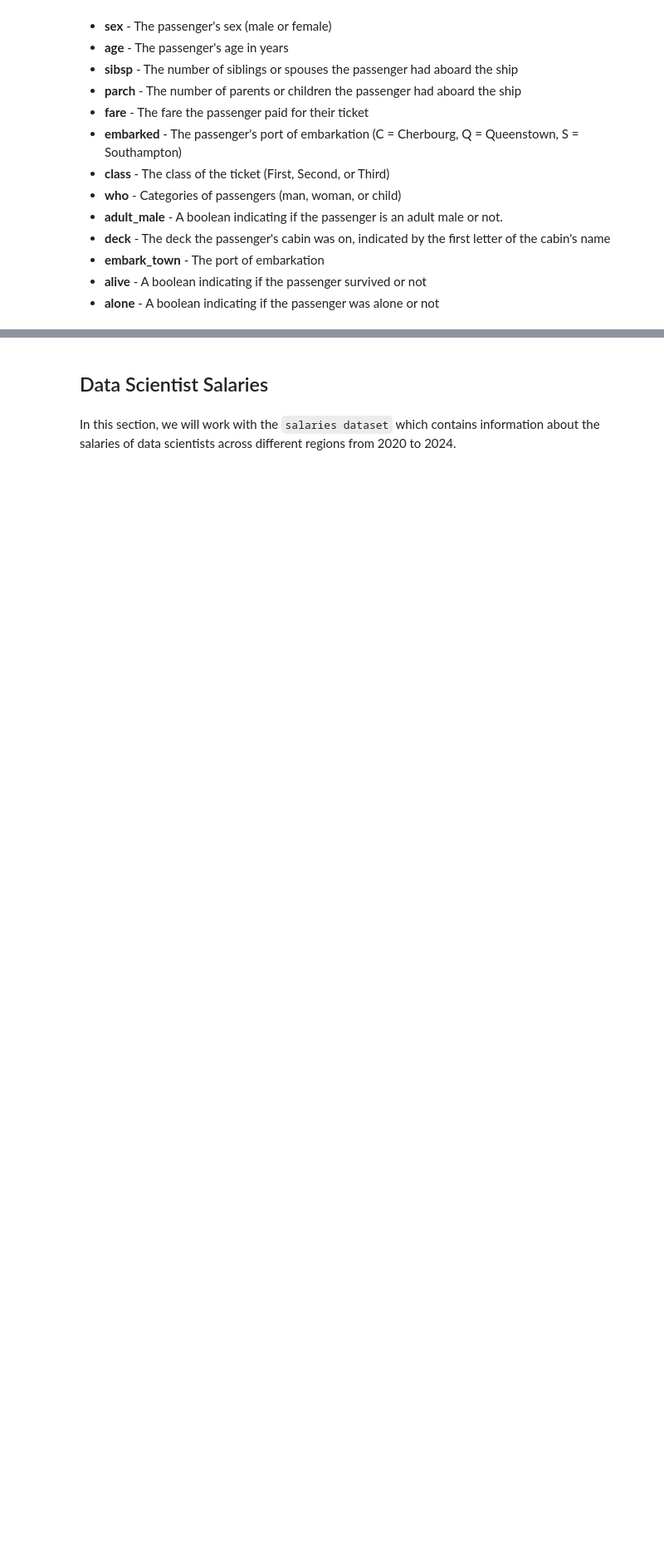
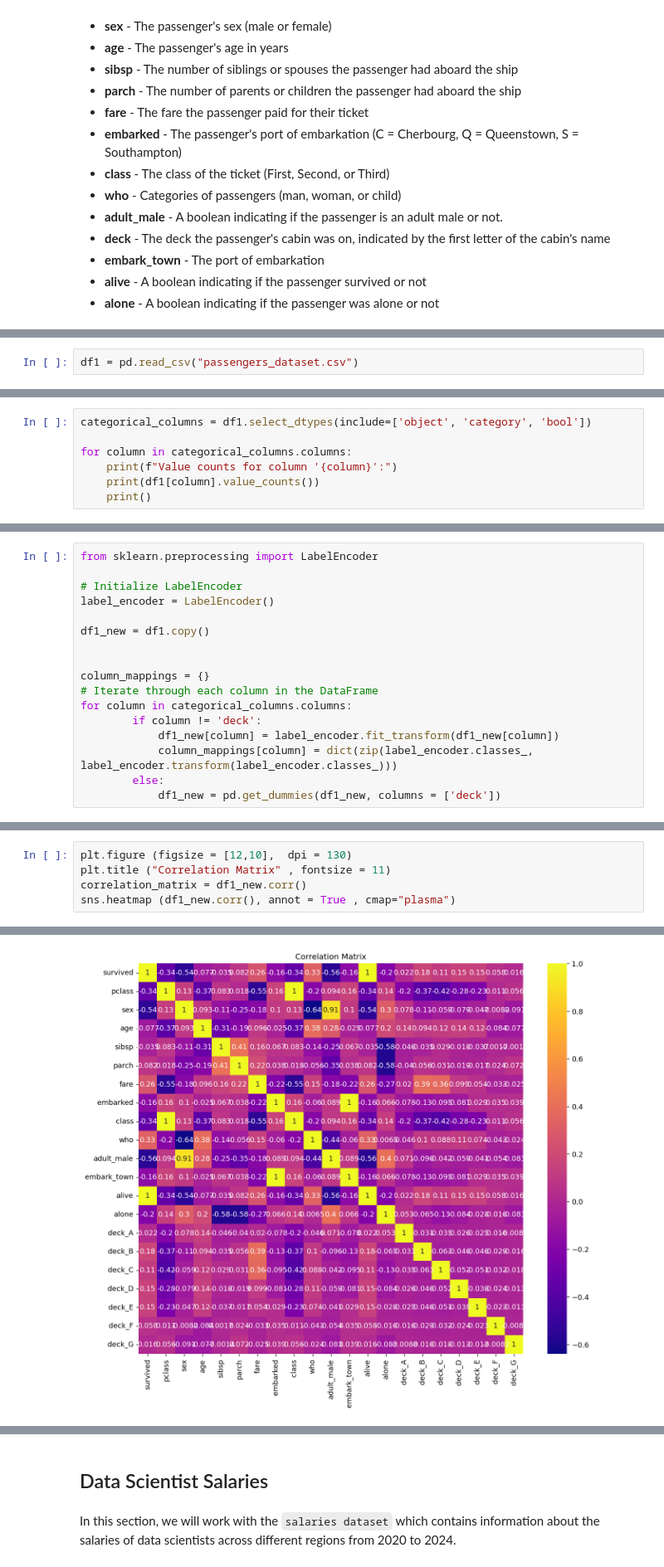
Before and after one commit to Hadi-loo/Introduction-to-Data-Science-Course, a Jupyter notebook: CA2. Investigating Data/investigating data.ipynb, the cells around one changed output, grey strips where cells are left out. Shown at 83% size. Saved outputs shown, nothing was run; the diff lists cells and outputs as text; blank space fills up the shorter version.

```diff
--- a/CA2. Investigating Data/investigating data.ipynb
+++ b/CA2. Investigating Data/investigating data.ipynb
@@ -52,0 +59,2 @@ This is a brief explanation of the columns in the given dataset:
+# %%
+df1 = pd.read_csv("passengers_dataset.csv")
@@ -52,0 +140,7 @@ This is a brief explanation of the columns in the given dataset:
+# %%
+categorical_columns = df1.select_dtypes(include=['object', 'category', 'bool'])
+
+for column in categorical_columns.columns:
+    print(f"Value counts for column '{column}':")
+    print(df1[column].value_counts())
+    print()
@@ -52,0 +177,17 @@ This is a brief explanation of the columns in the given dataset:
+# %%
+from sklearn.preprocessing import LabelEncoder
+
+# Initialize LabelEncoder
+label_encoder = LabelEncoder()
+
+df1_new = df1.copy()
+
+
+column_mappings = {}
+# Iterate through each column in the DataFrame
+for column in categorical_columns.columns:
+        if column != 'deck':
+            df1_new[column] = label_encoder.fit_transform(df1_new[column])
+            column_mappings[column] = dict(zip(label_encoder.classes_, label_encoder.transform(label_encoder.classes_)))
+        else:
+            df1_new = pd.get_dummies(df1_new, columns = ['deck'])
@@ -52,0 +221,6 @@ This is a brief explanation of the columns in the given dataset:
+# %%
+plt.figure (figsize = [12,10],  dpi = 130)
+plt.title ("Correlation Matrix" , fontsize = 11)
+correlation_matrix = df1_new.corr()
+sns.heatmap (df1_new.corr(), annot = True , cmap="plasma")
+# %% [output]
@@ -52,0 +228 @@ This is a brief explanation of the columns in the given dataset:
+[figure, added]
```
Also changed, not shown: parts of 71 cells of this notebook, 2 other files.
